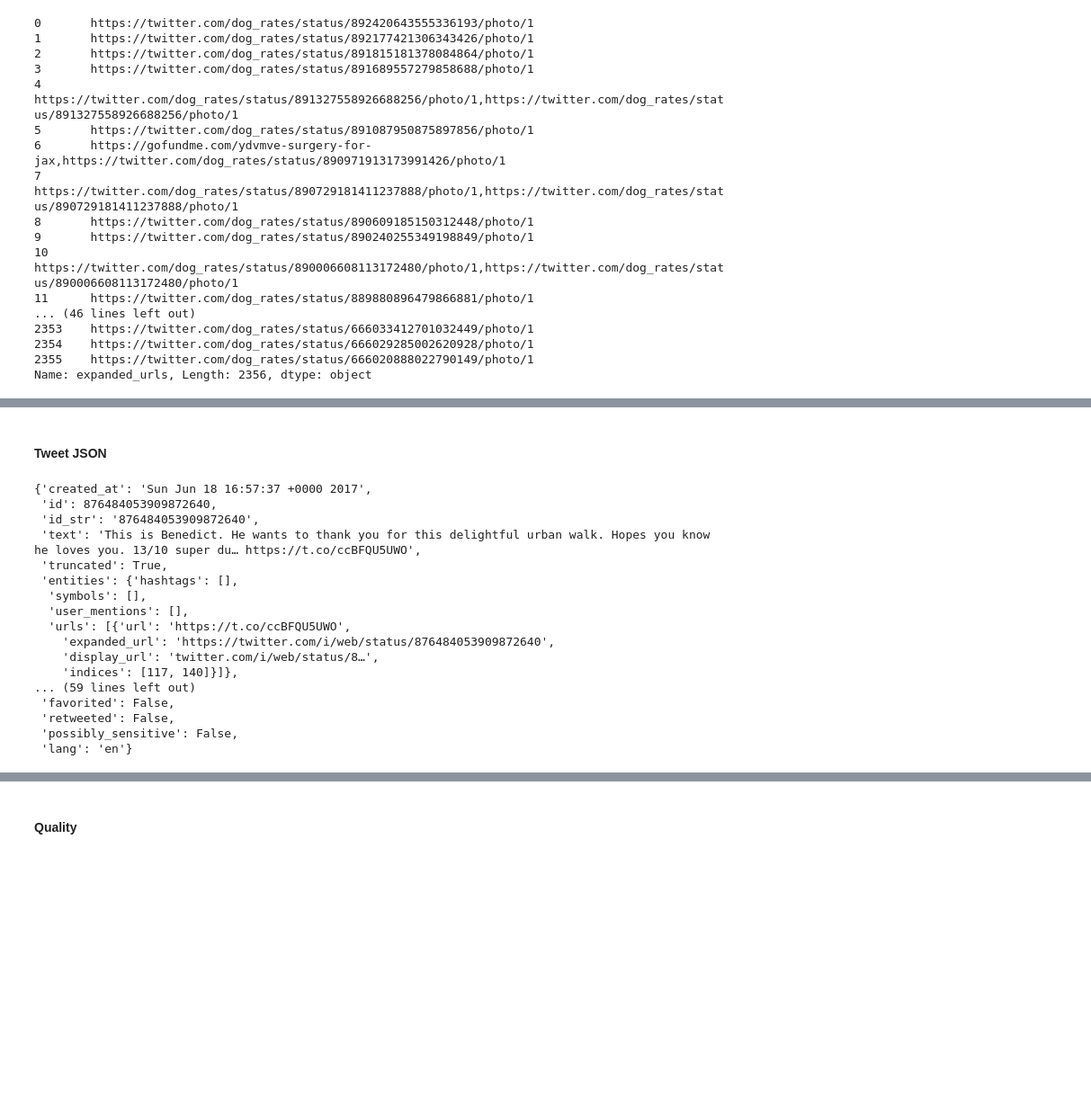
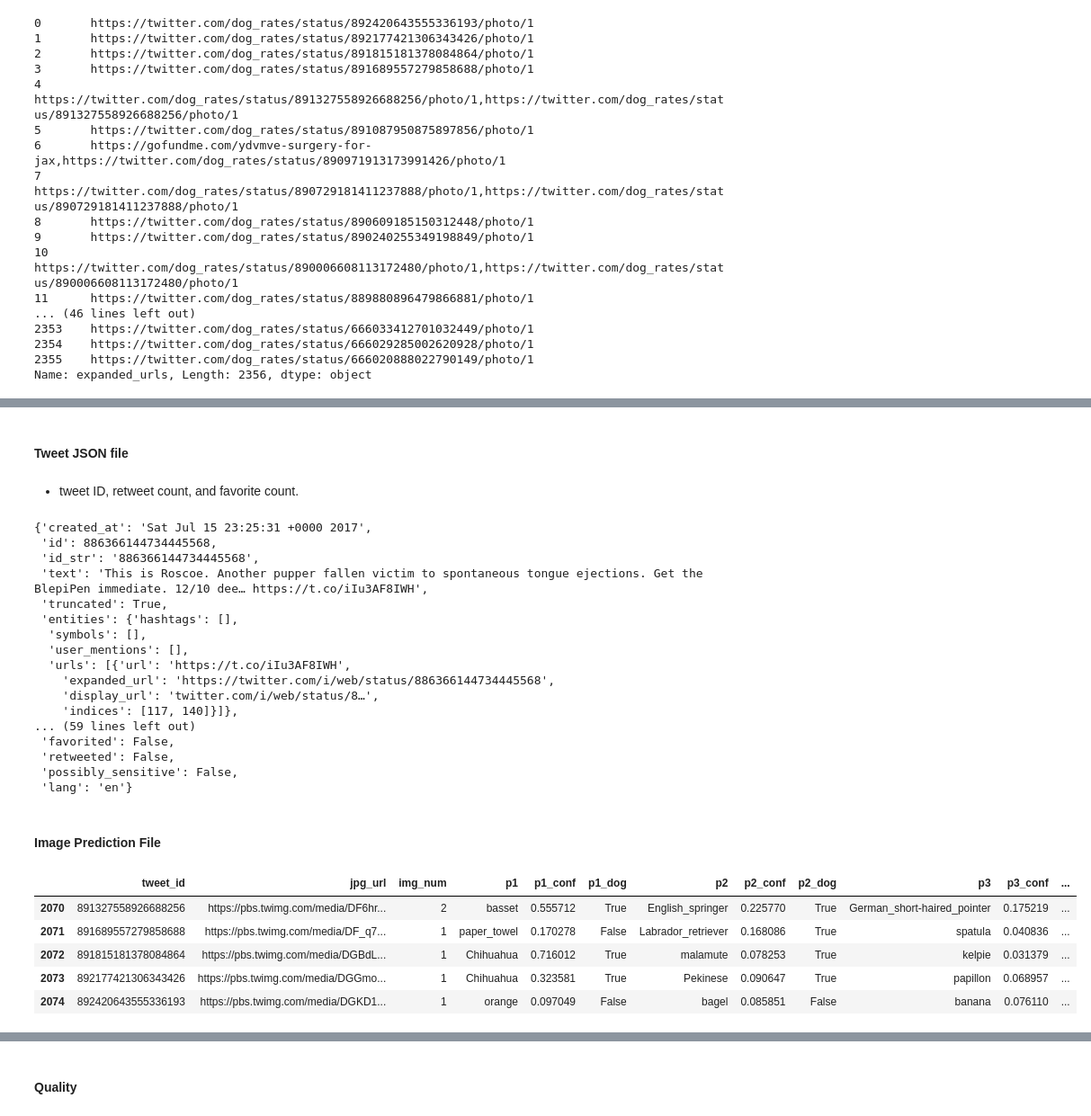
Before and after one commit to ordepzero/weratedogs_tweet_analysis, a Jupyter notebook: wrangle_act.ipynb, the cells around one changed output, grey strips where cells are left out. Shown: that part at 90% size. Cells and saved outputs as stored; diff of their text form; code cells hidden in the pictures; blank space fills up the shorter version.

```diff
--- a/wrangle_act.ipynb
+++ b/wrangle_act.ipynb
@@ -19 +24,3 @@ tweets_json = [line.rstrip('\n') for line in open('tweet_json3.txt')]
+# %%
+df_image_predict = pd.read_csv('image_prediction_file.tsv',sep='\t')
 # %% [markdown]
@@ -240,18 +288,20 @@ b = 'https://twitter.com/dog_rates/status/888804989199671297/photo/1'
 # %% [markdown]
-#### Tweet JSON
+#### Tweet JSON file
+# %% [markdown]
+- tweet ID, retweet count, and favorite count.
 # %%
-json.loads(tweets_json[0])
+json.loads(tweets_json[1])
 # %% [output]
-{'created_at': 'Sun Jun 18 16:57:37 +0000 2017',
- 'id': 876484053909872640,
- 'id_str': '876484053909872640',
- 'text': 'This is Benedict. He wants to thank you for this delightful urban walk. Hopes you know he loves you. 13/10 super du… https://t.co/ccBFQU5UWO',
+{'created_at': 'Sat Jul 15 23:25:31 +0000 2017',
+ 'id': 886366144734445568,
+ 'id_str': '886366144734445568',
+ 'text': 'This is Roscoe. Another pupper fallen victim to spontaneous tongue ejections. Get the BlepiPen immediate. 12/10 dee… https://t.co/iIu3AF8IWH',
  'truncated': True,
  'entities': {'hashtags': [],
   'symbols': [],
   'user_mentions': [],
-  'urls': [{'url': 'https://t.co/ccBFQU5UWO',
-    'expanded_url': 'https://twitter.com/i/web/status/876484053909872640',
+  'urls': [{'url': 'https://t.co/iIu3AF8IWH',
+    'expanded_url': 'https://twitter.com/i/web/status/886366144734445568',
     'display_url': 'twitter.com/i/web/status/8…',
     'indices': [117, 140]}]},
 ... (59 lines left out)
@@ -259,3 +309,14 @@ json.loads(tweets_json[0])
  'retweeted': False,
  'possibly_sensitive': False,
  'lang': 'en'}
+# %% [markdown]
+#### Image Prediction File
+# %%
+df_image_predict.tail()
+# %% [output]
+|  | tweet_id | jpg_url | img_num | p1 | p1_conf | p1_dog | p2 | p2_conf | p2_dog | p3 | p3_conf | ... |
+| 2070 | 891327558926688256 | https://pbs.twimg.com/media/DF6hr... | 2 | basset | 0.555712 | True | English_springer | 0.225770 | True | German_short-haired_pointer | 0.175219 | ... |
+| 2071 | 891689557279858688 | https://pbs.twimg.com/media/DF_q7... | 1 | paper_towel | 0.170278 | False | Labrador_retriever | 0.168086 | True | spatula | 0.040836 | ... |
+| 2072 | 891815181378084864 | https://pbs.twimg.com/media/DGBdL... | 1 | Chihuahua | 0.716012 | True | malamute | 0.078253 | True | kelpie | 0.031379 | ... |
+| 2073 | 892177421306343426 | https://pbs.twimg.com/media/DGGmo... | 1 | Chihuahua | 0.323581 | True | Pekinese | 0.090647 | True | papillon | 0.068957 | ... |
+| 2074 | 892420643555336193 | https://pbs.twimg.com/media/DGKD1... | 1 | orange | 0.097049 | False | bagel | 0.085851 | False | banana | 0.076110 | ... |
```
Also changed, not shown: parts of 46 cells of this notebook.
